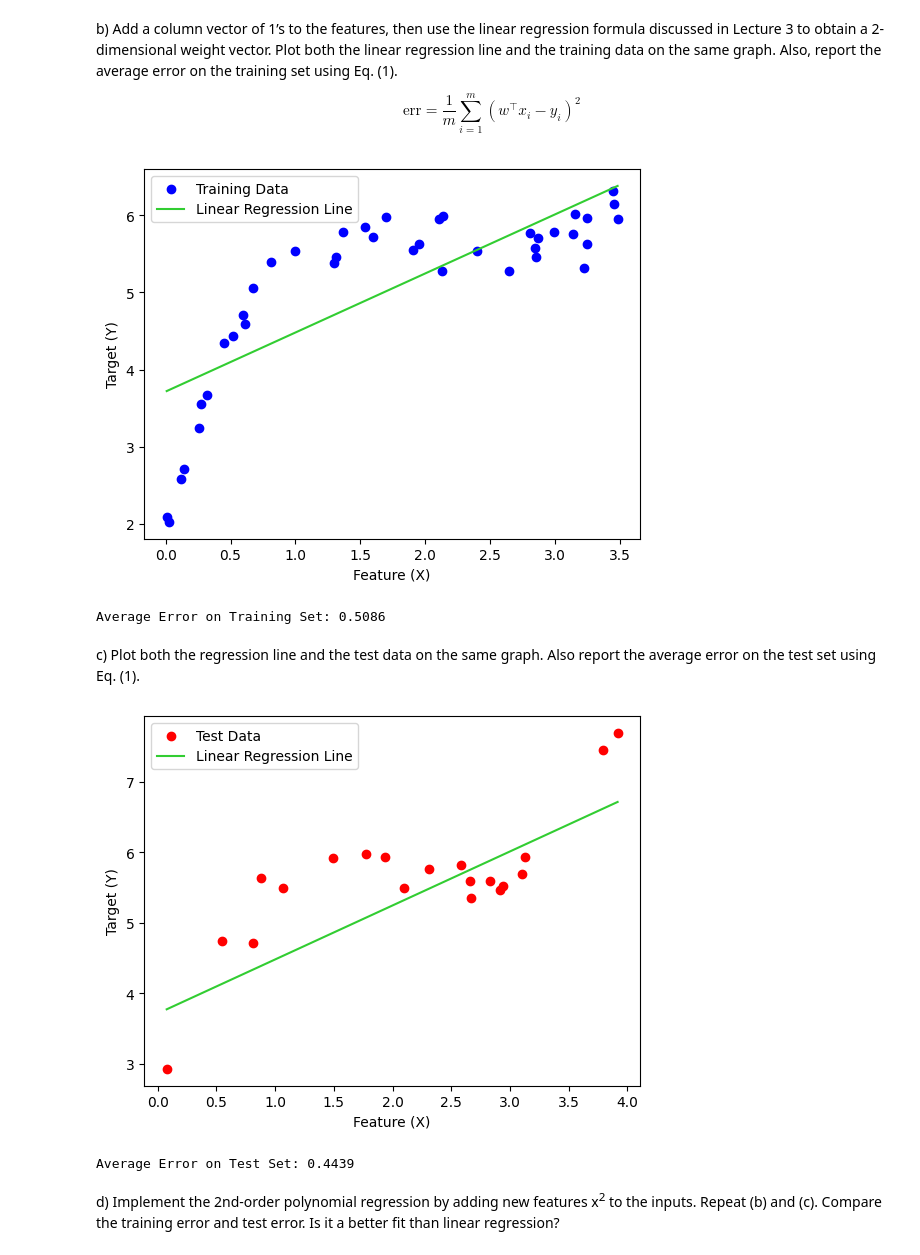
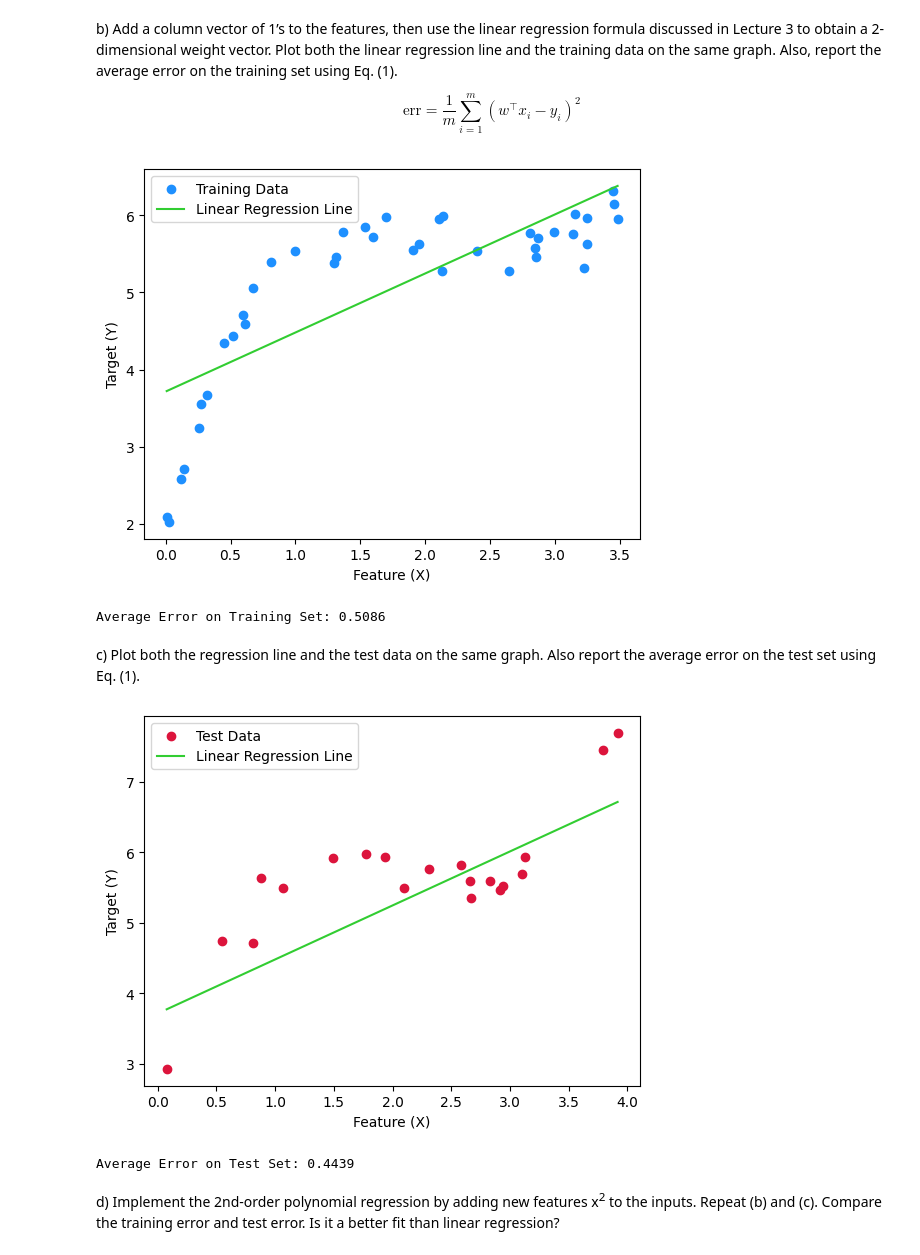
Before and after one commit to hpharen/4442-Assignments, a Jupyter notebook: Assignment 1/4442 Assignment 1 - hpate269.ipynb, the cells around one changed output. Saved outputs shown, nothing was run; the diff lists cells and outputs as text; code cells hidden in the pictures.

```diff
--- a/Assignment 1/4442 Assignment 1 - hpate269.ipynb
+++ b/Assignment 1/4442 Assignment 1 - hpate269.ipynb
@@ -59,29 +59,29 @@ $$
 # %%
 # Add column vector of 1's to features
 X_train = np.c_[np.ones(trainingX.shape[0]), trainingX]
 
 # Use linear regression formula to obtain 2-dimensional weight vector
 w = np.linalg.inv(X_train.T @ X_train) @ X_train.T @ trainingY  # (X^T * X)^(-1) * X^T * Y
 
 # Plot linear regression line and training data on graph
-plt.scatter(trainingX, trainingY, color="blue", label="Training Data")
+plt.scatter(trainingX, trainingY, color="dodgerblue", label="Training Data")
 
 # Generate predictions for plotting
 x_vals = np.linspace(min(trainingX), max(trainingX), 100)
 X_plot = np.c_[np.ones(x_vals.shape[0]), x_vals]  # Add bias term
 y_vals = X_plot @ w  # Compute predictions
 
 plt.plot(x_vals, y_vals, color="limegreen", label="Linear Regression Line")
 plt.xlabel("Feature (X)")
 plt.ylabel("Target (Y)")
 plt.legend()
 plt.show()
 
 # Average error on training set using Eq. (1) (MSE)
 error = (1 / trainingX.shape[0]) * np.sum((X_train @ w - trainingY) ** 2)
 print(f"Average Error on Training Set: {error:.4f}")
 # %% [output]
-[figure, old version]
+[figure, new version]
 Average Error on Training Set: 0.5086
 # %% [markdown]
 c) Plot both the regression line and the test data on the same graph. Also report the average error on the test set using Eq. (1).
@@ -93,7 +93,7 @@ X_test = np.c_[np.ones(testX.shape[0]), testX]
 y_test_pred = X_test @ w  # Compute predictions using the learned weights
 
 # Plot regression line and test data
-plt.scatter(testX, testY, color="red", label="Test Data")
+plt.scatter(testX, testY, color="crimson", label="Test Data")
 
 # Generate values for the regression line plot
 x_vals = np.linspace(min(testX), max(testX), 100)
@@ -110,7 +110,7 @@ plt.show()
 error_test = (1 / testX.shape[0]) * np.sum((X_test @ w - testY) ** 2)
 print(f"Average Error on Test Set: {error_test:.4f}")
 # %% [output]
-[figure, old version]
+[figure, new version]
 Average Error on Test Set: 0.4439
 # %% [markdown]
 d) Implement the 2nd-order polynomial regression by adding new features x<sup>2</sup> to the inputs. Repeat (b) and (c). Compare the training error and test error. Is it a better fit than linear regression?
```
Also changed, not shown: parts of 3 cells of this notebook.
